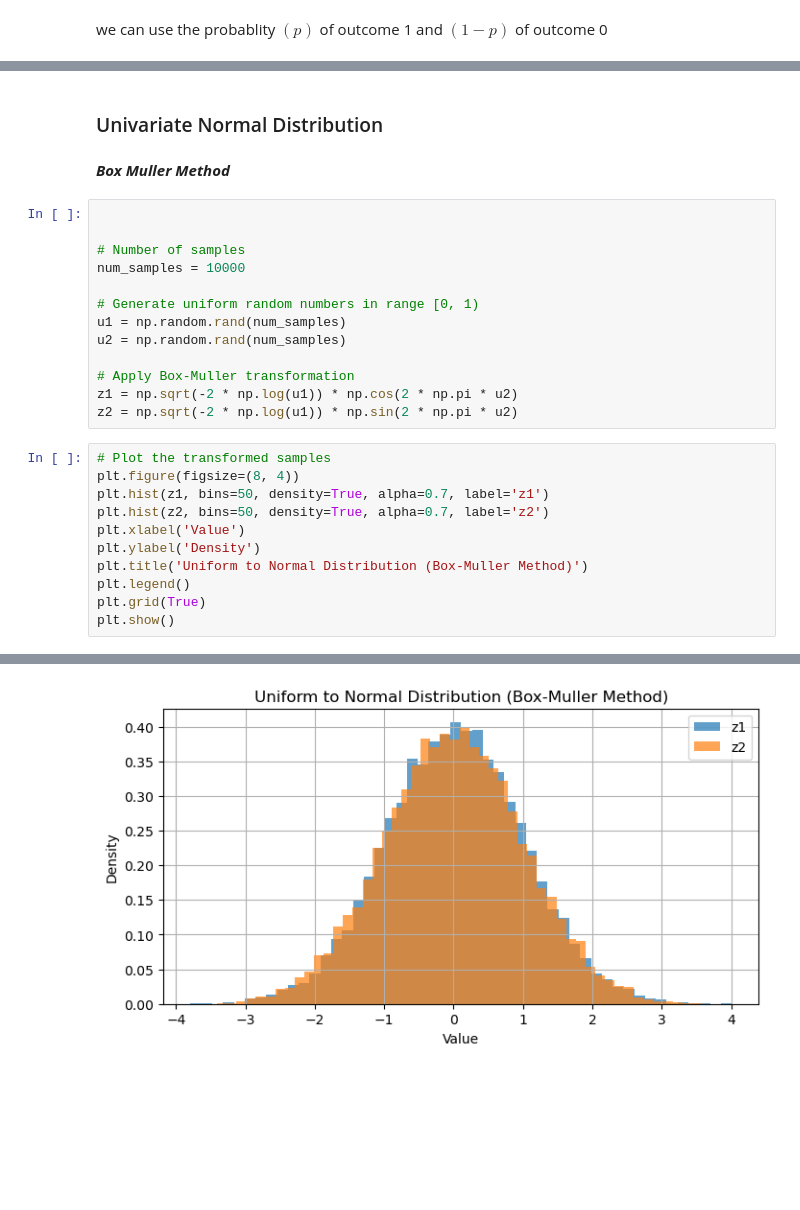
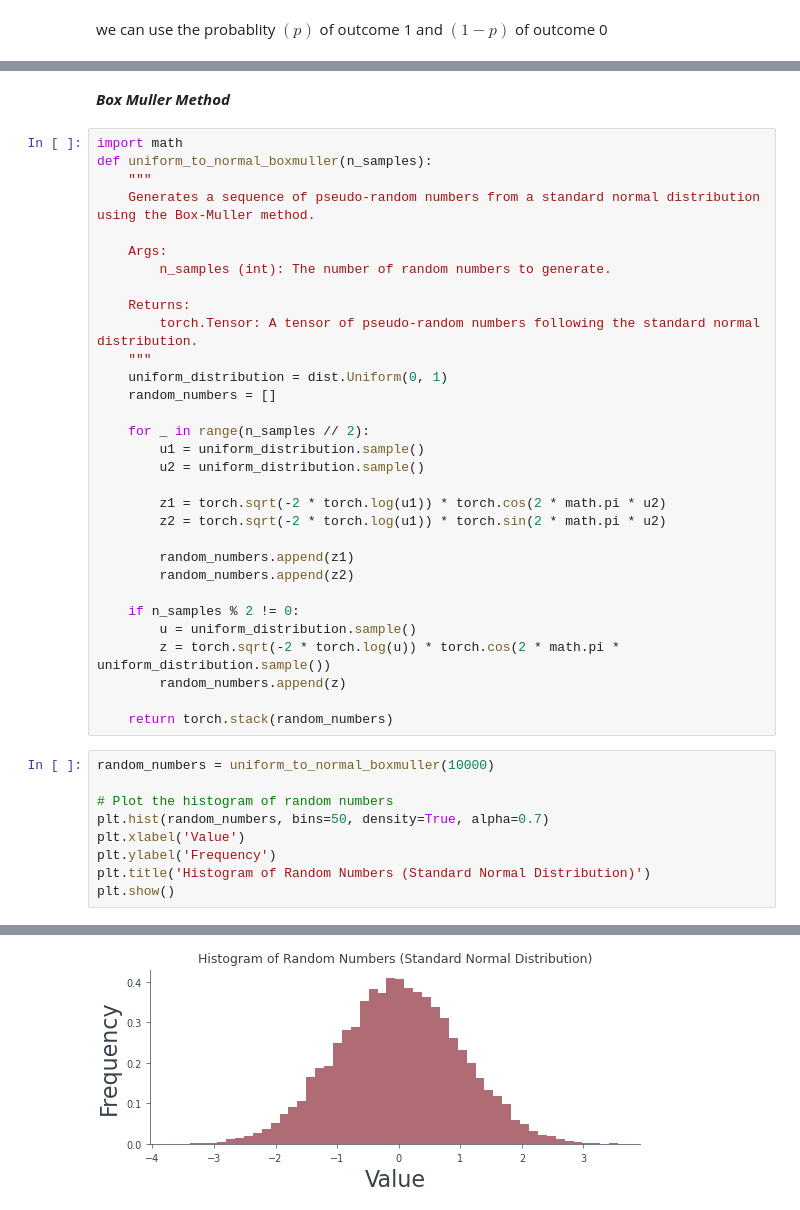
Before and after one commit to rishabh-mondal/Rishabh-mondal.github.io, a Jupyter notebook: posts/Sampling_distributions.ipynb, the cells around one changed output, grey strips where cells are left out. Cells and saved outputs as stored; diff of their text form; blank space fills up the shorter version.

```diff
--- a/posts/Sampling_distributions.ipynb
+++ b/posts/Sampling_distributions.ipynb
@@ -146,29 +231,43 @@ plt.show()
-# %% [markdown]
-### Univariate Normal Distribution
 # %% [markdown]
 ***Box Muller Method***
-# %%
-
-
-# Number of samples
-num_samples = 10000
-
-# Generate uniform random numbers in range [0, 1)
-u1 = np.random.rand(num_samples)
-u2 = np.random.rand(num_samples)
-
-# Apply Box-Muller transformation
-z1 = np.sqrt(-2 * np.log(u1)) * np.cos(2 * np.pi * u2)
-z2 = np.sqrt(-2 * np.log(u1)) * np.sin(2 * np.pi * u2)
+# %%
+import math
+def uniform_to_normal_boxmuller(n_samples):
+    """
+    Generates a sequence of pseudo-random numbers from a standard normal distribution using the Box-Muller method.
+
+    Args:
+        n_samples (int): The number of random numbers to generate.
+
+    Returns:
+        torch.Tensor: A tensor of pseudo-random numbers following the standard normal distribution.
+    """
+    uniform_distribution = dist.Uniform(0, 1)
+    random_numbers = []
+
+    for _ in range(n_samples // 2):
+        u1 = uniform_distribution.sample()
+        u2 = uniform_distribution.sample()
+
+        z1 = torch.sqrt(-2 * torch.log(u1)) * torch.cos(2 * math.pi * u2)
+        z2 = torch.sqrt(-2 * torch.log(u1)) * torch.sin(2 * math.pi * u2)
+
+        random_numbers.append(z1)
+        random_numbers.append(z2)
+
+    if n_samples % 2 != 0:
+        u = uniform_distribution.sample()
+        z = torch.sqrt(-2 * torch.log(u)) * torch.cos(2 * math.pi * uniform_distribution.sample())
+        random_numbers.append(z)
+
+    return torch.stack(random_numbers)
 # %%
-# Plot the transformed samples
-plt.figure(figsize=(8, 4))
-plt.hist(z1, bins=50, density=True, alpha=0.7, label='z1')
-plt.hist(z2, bins=50, density=True, alpha=0.7, label='z2')
+random_numbers = uniform_to_normal_boxmuller(10000)
+
+# Plot the histogram of random numbers
+plt.hist(random_numbers, bins=50, density=True, alpha=0.7)
 plt.xlabel('Value')
-plt.ylabel('Density')
-plt.title('Uniform to Normal Distribution (Box-Muller Method)')
-plt.legend()
-plt.grid(True)
+plt.ylabel('Frequency')
+plt.title('Histogram of Random Numbers (Standard Normal Distribution)')
 plt.show()
 # %% [output]
@@ -175 +291 @@ plt.show()
-[figure, old version]
+[figure, new version]
```
Also changed, not shown: parts of 27 cells of this notebook.
